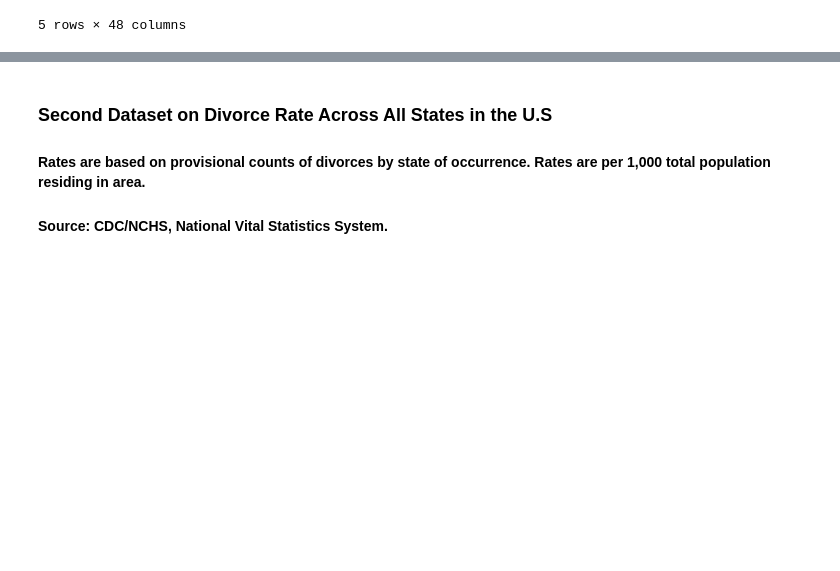
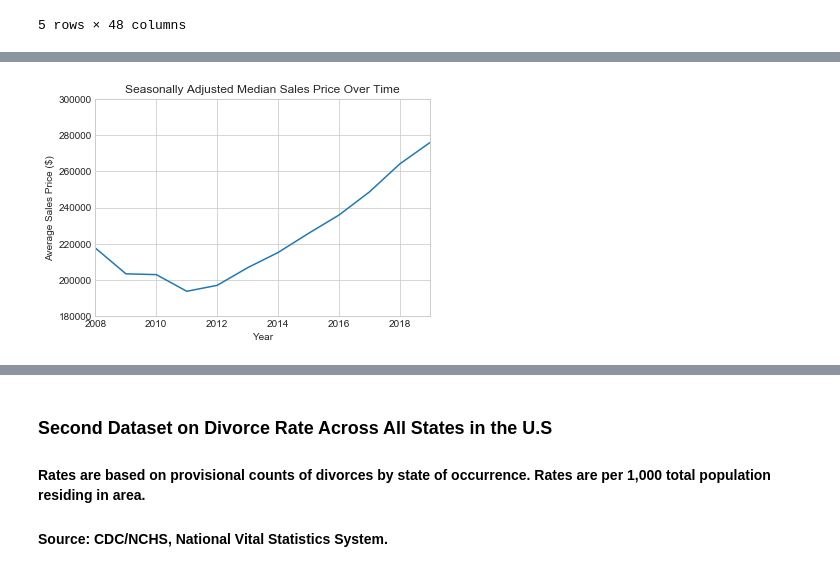
Before and after one commit to cmarchini19/US-Housing-Market-Analysis, a Jupyter notebook: tolu.ipynb, the cells around one changed output, grey strips where cells are left out. Drawn from its saved outputs; the diff is of its cells as text; code cells hidden in the pictures; blank space fills up the shorter version.

```diff
--- a/tolu.ipynb
+++ b/tolu.ipynb
@@ -198,0 +199,15 @@ state_data.head()
+# %%
+# Plot Of U.S Seasonally Adjusted Median Sales Price From 2008 To 2019
+ave_sales_price = [state_data["2008_Avg_MSR"].mean(), state_data["2009_Avg_MSR"].mean(),state_data["2010_Avg_MSR"].mean(),
+                  state_data["2011_Avg_MSR"].mean(),state_data["2012_Avg_MSR"].mean(), state_data["2013_Avg_MSR"].mean(),
+                  state_data["2014_Avg_MSR"].mean(), state_data["2015_Avg_MSR"].mean(), state_data["2016_Avg_MSR"].mean(),
+                  state_data["2017_Avg_MSR"].mean(), state_data["2018_Avg_MSR"].mean(), state_data["2019_Avg_MSR"].mean()]
+plt.title("Seasonally Adjusted Median Sales Price Over Time")
+plt.xlabel("Year")
+plt.ylabel("Average Sales Price ($)")
+plt.ylim(180000,300000)
+plt.xlim(2008,2019)
+plt.plot(years,ave_sales_price)
+plt.savefig("Output/avg_sales_price.png")
+# %% [output]
+[figure, added]
```
Also changed, not shown: parts of 25 cells of this notebook, 18 other files.
